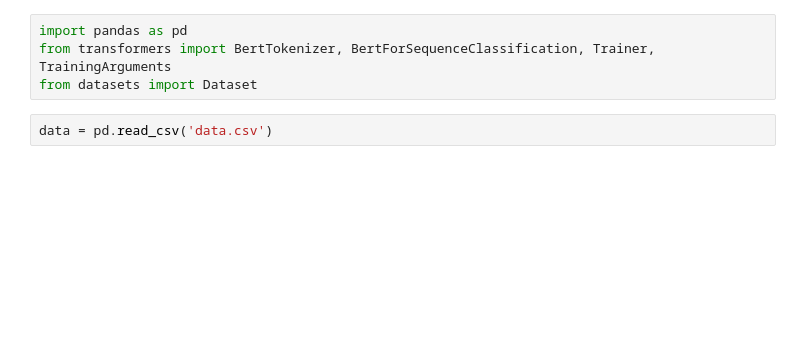
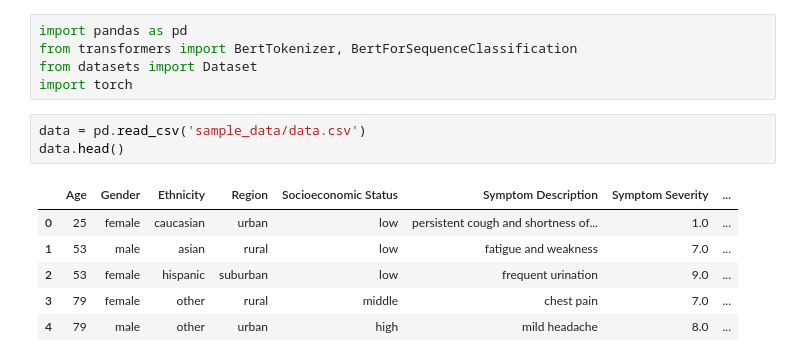
Before and after one commit to Harshpreetkaur98/DocAssist, a Jupyter notebook: train_BioBERT.ipynb, the cells around one changed output. Saved outputs shown, nothing was run; the diff lists cells and outputs as text; blank space fills up the shorter version.

```diff
--- a/train_BioBERT.ipynb
+++ b/train_BioBERT.ipynb
@@ -1,8 +1,17 @@
 # %%
 import pandas as pd
-from transformers import BertTokenizer, BertForSequenceClassification, Trainer, TrainingArguments
+from transformers import BertTokenizer, BertForSequenceClassification
 from datasets import Dataset
+import torch
 # %%
-data = pd.read_csv('data.csv')
+data = pd.read_csv('sample_data/data.csv')
+data.head()
+# %% [output]
+|  | Age | Gender | Ethnicity | Region | Socioeconomic Status | Symptom Description | Symptom Severity | ... |
+| 0 | 25 | female | caucasian | urban | low | persistent cough and shortness of... | 1.0 | ... |
+| 1 | 53 | male | asian | rural | low | fatigue and weakness | 7.0 | ... |
+| 2 | 53 | female | hispanic | suburban | low | frequent urination | 9.0 | ... |
+| 3 | 79 | female | other | rural | middle | chest pain | 7.0 | ... |
+| 4 | 79 | male | other | urban | high | mild headache | 8.0 | ... |
 # %%
 tokenizer = BertTokenizer.from_pretrained('dmis-lab/biobert-v1.1', do_lower_case=True)
```
Also changed, not shown: parts of 5 cells of this notebook.
